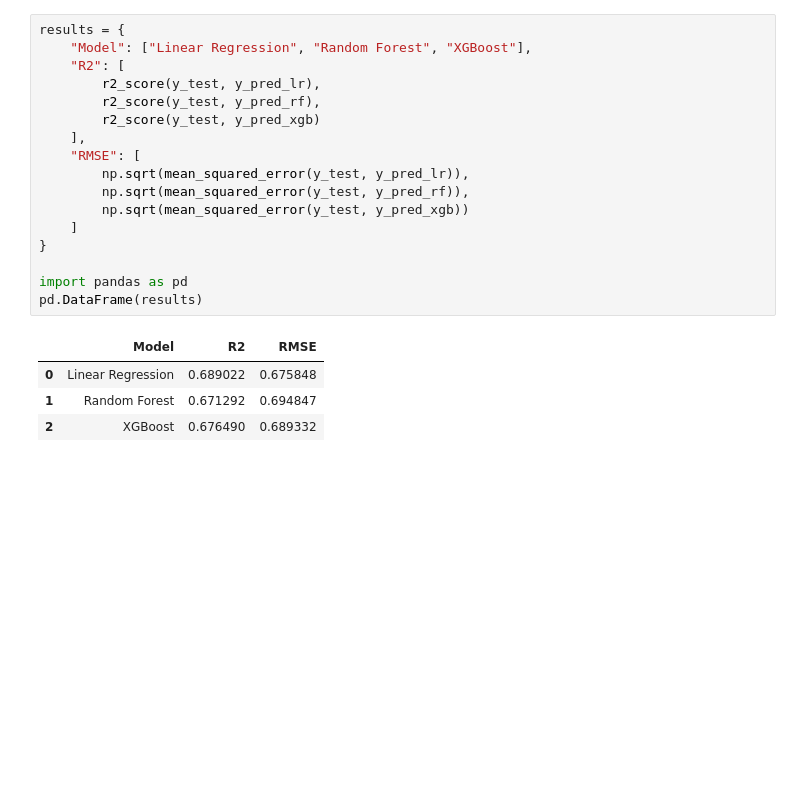
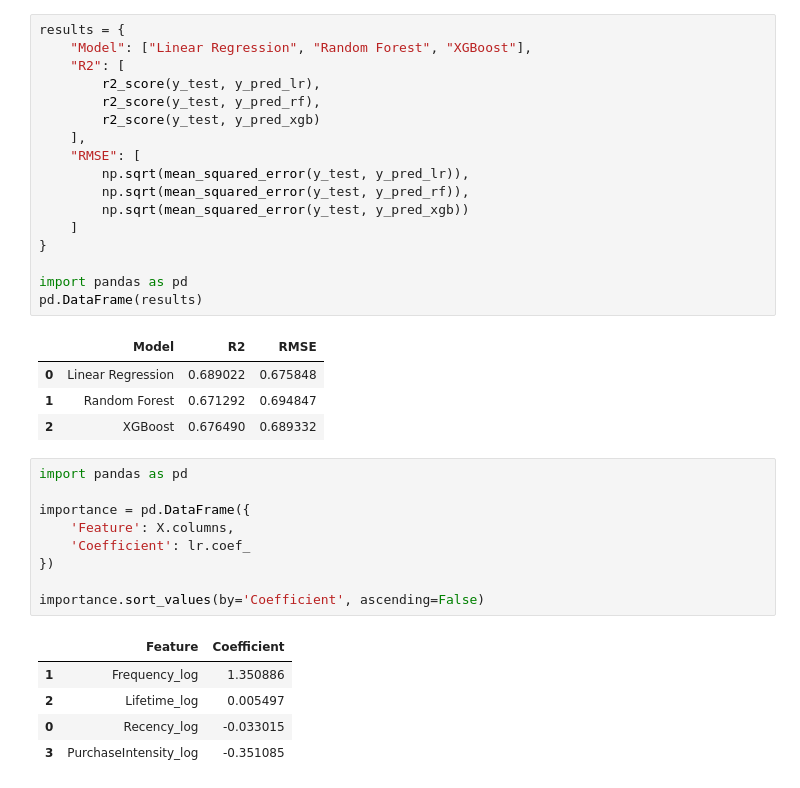
Before and after one commit to Qanmberjawad/clv-prediction, a Jupyter notebook: notebooks/01_data_loading.ipynb, the cells around one changed output. Drawn from its saved outputs; the diff is of its cells as text; blank space fills up the shorter version.

```diff
--- a/notebooks/01_data_loading.ipynb
+++ b/notebooks/01_data_loading.ipynb
@@ -548,3 +547,18 @@ pd.DataFrame(results)
 | 0 | Linear Regression | 0.689022 | 0.675848 |
 | 1 | Random Forest | 0.671292 | 0.694847 |
 | 2 | XGBoost | 0.676490 | 0.689332 |
+# %%
+import pandas as pd
+
+importance = pd.DataFrame({
+    'Feature': X.columns,
+    'Coefficient': lr.coef_
+})
+
+importance.sort_values(by='Coefficient', ascending=False)
+# %% [output]
+|  | Feature | Coefficient |
+| 1 | Frequency_log | 1.350886 |
+| 2 | Lifetime_log | 0.005497 |
+| 0 | Recency_log | -0.033015 |
+| 3 | PurchaseIntensity_log | -0.351085 |
```
Also changed, not shown: parts of 5 cells of this notebook.
